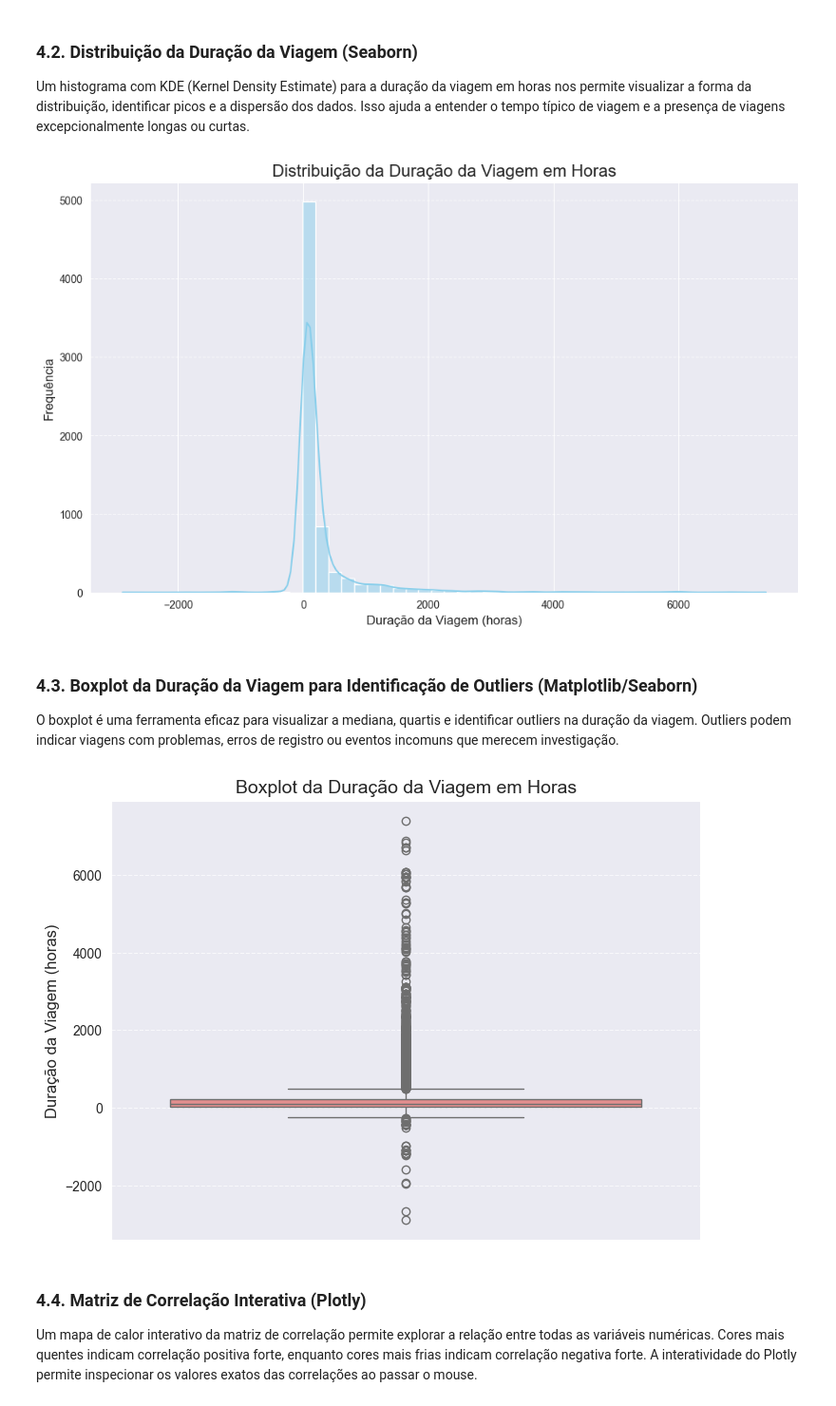
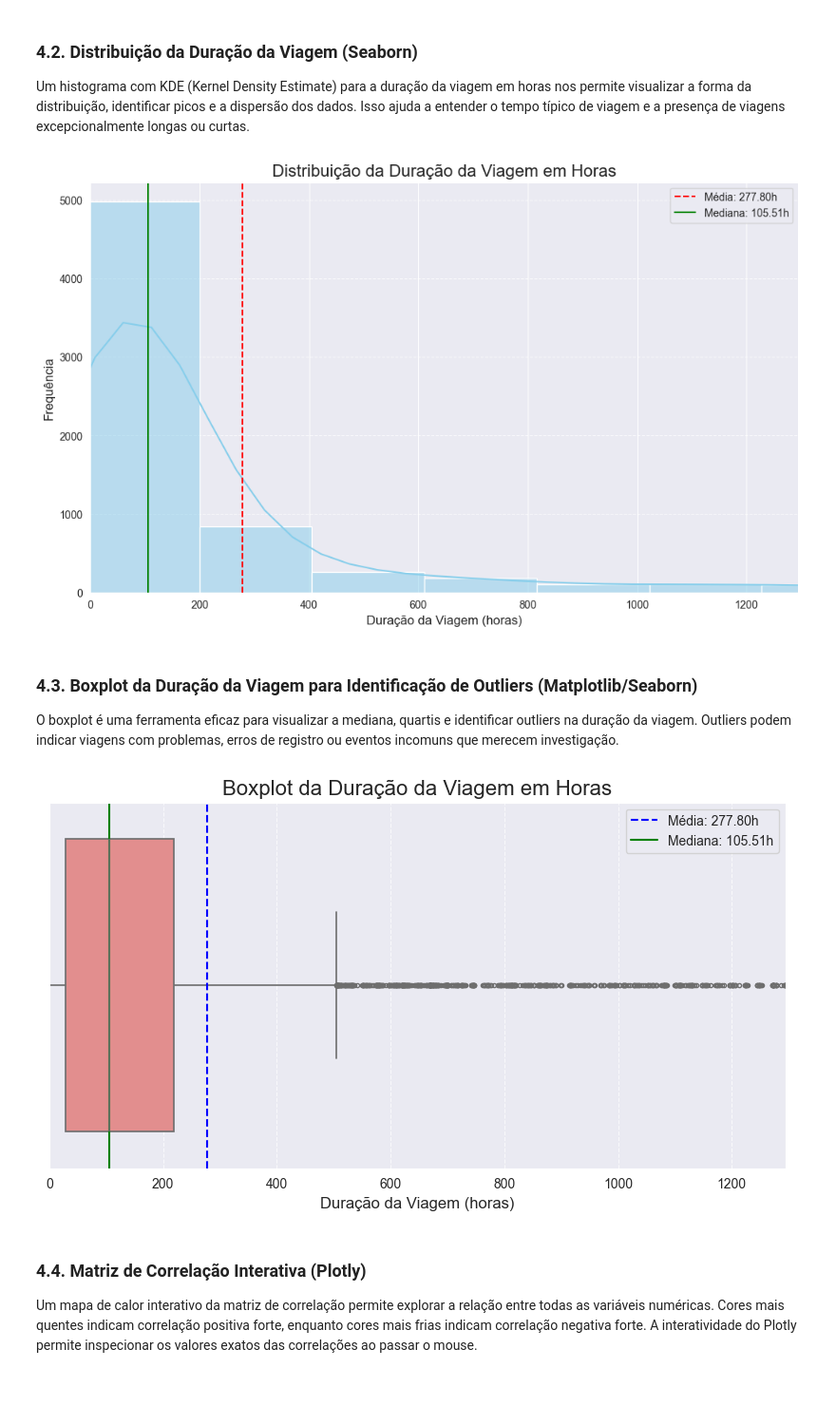
Before and after one commit to Ei-Truck/Exploratory-Analysis_Preditive-Model, a Jupyter notebook: analise_dados.ipynb, the cells around one changed output. Shown: that part at 95% size. Cells and saved outputs as stored; diff of their text form; code cells hidden in the pictures.

Commit message:
feature(plots): adjusting plots to getting then better - scale, min and man lines, etc

```diff
--- a/analise_dados.ipynb
+++ b/analise_dados.ipynb
@@ -346,21 +362,49 @@ plt.title('Distribuição da Duração da Viagem em Horas', fontsize=16)
 plt.xlabel('Duração da Viagem (horas)' , fontsize=12)
 plt.ylabel('Frequência', fontsize=12)
 plt.grid(axis='y', linestyle='--', alpha=0.7)
+
+mean = df['trip_duration_hours'].mean()
+median = df['trip_duration_hours'].median()
+
+plt.axvline(mean, color='red', linestyle='--', label=f'Média: {mean:.2f}h')
+plt.axvline(median, color='green', linestyle='-', label=f'Mediana: {median:.2f}h')
+
+limite = df['trip_duration_hours'].quantile(0.95)
+plt.xlim(0, limite)
+
+plt.legend()
 plt.show()
 # %% [output]
-[figure, old version]
+[figure, new version]
 # %% [markdown]
 ### 4.3. Boxplot da Duração da Viagem para Identificação de Outliers (Matplotlib/Seaborn)
 O boxplot é uma ferramenta eficaz para visualizar a mediana, quartis e identificar outliers na duração da viagem. Outliers podem indicar viagens com problemas, erros de registro ou eventos incomuns que merecem investigação.
 # %%
-plt.figure(figsize=(8, 6))
-sns.boxplot(y=df['trip_duration_hours'], color='lightcoral')
-plt.title('Boxplot da Duração da Viagem em Horas', fontsize=14)
-plt.ylabel('Duração da Viagem (horas)' , fontsize=12)
-plt.grid(axis='y', linestyle='--', alpha=0.7)
+plt.figure(figsize=(10, 5))
+sns.boxplot(
+    x=df['trip_duration_hours'],
+    color='lightcoral',
+    fliersize=3,
+    linewidth=1.2
+)
+
+# Título e rótulos
+plt.title('Boxplot da Duração da Viagem em Horas', fontsize=16)
+plt.xlabel('Duração da Viagem (horas)', fontsize=12)
+plt.grid(axis='x', linestyle='--', alpha=0.7)
+
+mean = df['trip_duration_hours'].mean()
+median = df['trip_duration_hours'].median()
+plt.axvline(mean, color='blue', linestyle='--', label=f'Média: {mean:.2f}h')
+plt.axvline(median, color='green', linestyle='-', label=f'Mediana: {median:.2f}h')
+
+limite = df['trip_duration_hours'].quantile(0.95)
+plt.xlim(0, limite)
+
+plt.legend()
 plt.show()
 # %% [output]
-[figure, old version]
+[figure, new version]
 # %% [markdown]
 ### 4.4. Matriz de Correlação Interativa (Plotly)
 Um mapa de calor interativo da matriz de correlação permite explorar a relação entre todas as variáveis numéricas. Cores mais quentes indicam correlação positiva forte, enquanto cores mais frias indicam correlação negativa forte. A interatividade do Plotly permite inspecionar os valores exatos das correlações ao passar o mouse.
```
Also changed, not shown: parts of 7 cells of this notebook.
